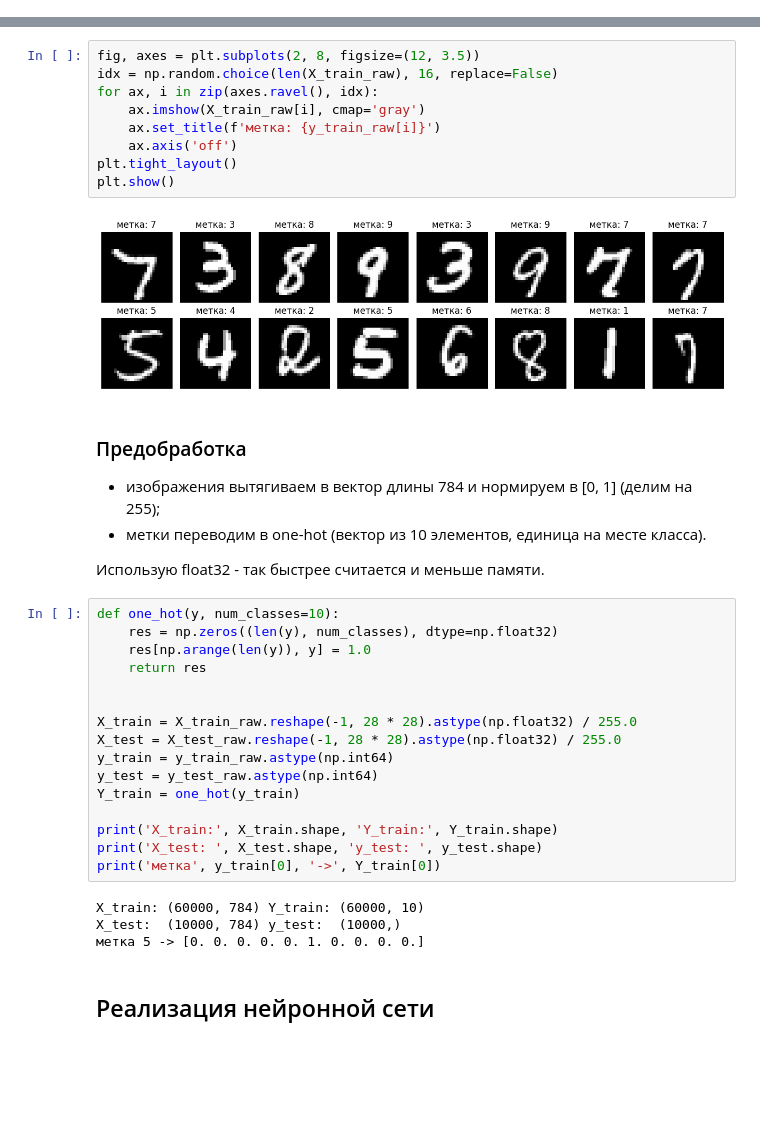
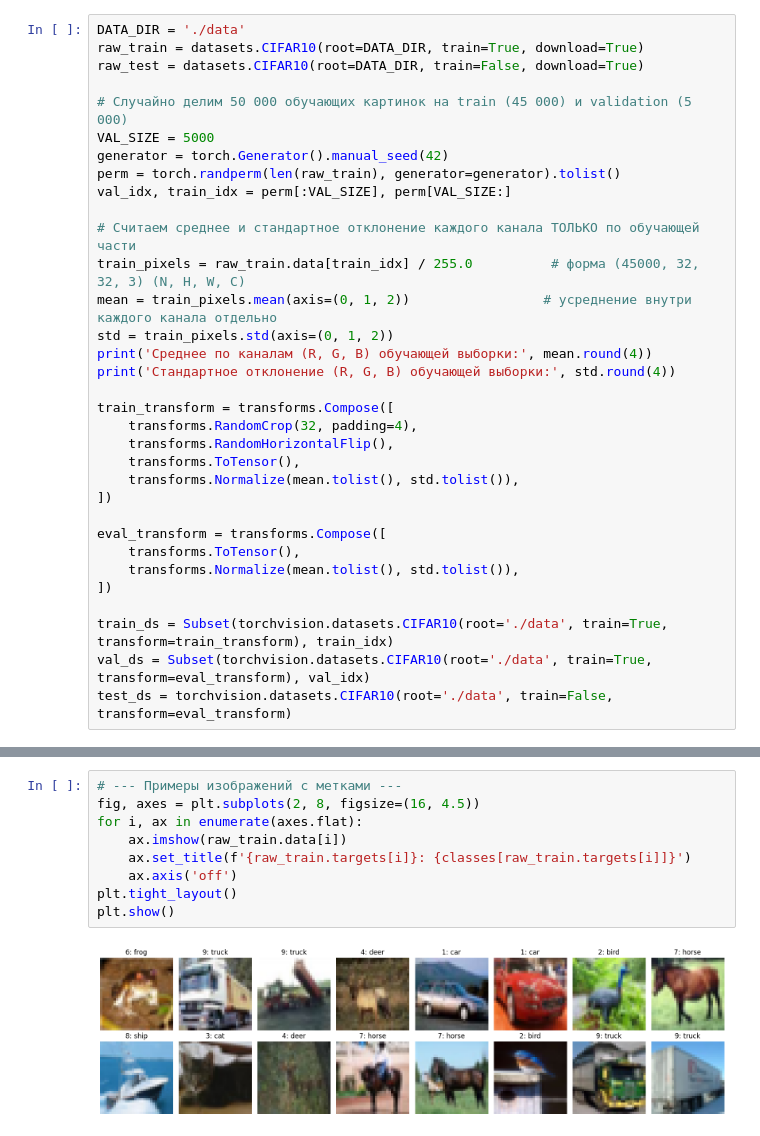
Before and after one commit to Rodimkov/deep-learning-course-practice-2026, a Jupyter notebook: laboratory_work_1/lab1_backprop.ipynb, the cells around one changed output, grey strips where cells are left out. Drawn from its saved outputs; the diff is of its cells as text; blank space fills up the shorter version.

```diff
--- a/laboratory_work_1/lab1_backprop.ipynb
+++ b/laboratory_work_1/lab1_backprop.ipynb
@@ -70,0 +30,33 @@ print('Классы:', np.unique(y_train_raw))
+# %%
+DATA_DIR = './data'
+raw_train = datasets.CIFAR10(root=DATA_DIR, train=True, download=True)
+raw_test = datasets.CIFAR10(root=DATA_DIR, train=False, download=True)
+
+# Случайно делим 50 000 обучающих картинок на train (45 000) и validation (5 000)
+VAL_SIZE = 5000
+generator = torch.Generator().manual_seed(42)
+perm = torch.randperm(len(raw_train), generator=generator).tolist()
+val_idx, train_idx = perm[:VAL_SIZE], perm[VAL_SIZE:]
+
+# Считаем среднее и стандартное отклонение каждого канала ТОЛЬКО по обучающей части
+train_pixels = raw_train.data[train_idx] / 255.0          # форма (45000, 32, 32, 3) (N, H, W, C)
+mean = train_pixels.mean(axis=(0, 1, 2))                 # усреднение внутри каждого канала отдельно
+std = train_pixels.std(axis=(0, 1, 2))
+print('Среднее по каналам (R, G, B) обучающей выборки:', mean.round(4))
+print('Стандартное отклонение (R, G, B) обучающей выборки:', std.round(4))
+
+train_transform = transforms.Compose([
+    transforms.RandomCrop(32, padding=4),
+    transforms.RandomHorizontalFlip(),
+    transforms.ToTensor(),
+    transforms.Normalize(mean.tolist(), std.tolist()),
+])
+
+eval_transform = transforms.Compose([
+    transforms.ToTensor(),
+    transforms.Normalize(mean.tolist(), std.tolist()),
+])
+
+train_ds = Subset(torchvision.datasets.CIFAR10(root='./data', train=True, transform=train_transform), train_idx)
+val_ds = Subset(torchvision.datasets.CIFAR10(root='./data', train=True, transform=eval_transform), val_idx)
+test_ds = torchvision.datasets.CIFAR10(root='./data', train=False, transform=eval_transform)
@@ -71,40 +97,11 @@ print('Классы:', np.unique(y_train_raw))
 # %%
-fig, axes = plt.subplots(2, 8, figsize=(12, 3.5))
-idx = np.random.choice(len(X_train_raw), 16, replace=False)
-for ax, i in zip(axes.ravel(), idx):
-    ax.imshow(X_train_raw[i], cmap='gray')
-    ax.set_title(f'метка: {y_train_raw[i]}')
+# --- Примеры изображений с метками ---
+fig, axes = plt.subplots(2, 8, figsize=(16, 4.5))
+for i, ax in enumerate(axes.flat):
+    ax.imshow(raw_train.data[i])
+    ax.set_title(f'{raw_train.targets[i]}: {classes[raw_train.targets[i]]}')
     ax.axis('off')
 plt.tight_layout()
 plt.show()
 # %% [output]
-[figure, old version]
+[figure, new version]
-# %% [markdown]
-### Предобработка
-
-- изображения вытягиваем в вектор длины 784 и нормируем в [0, 1] (делим на 255);
-- метки переводим в one-hot (вектор из 10 элементов, единица на месте класса).
-
-Использую float32 - так быстрее считается и меньше памяти.
-# %%
-def one_hot(y, num_classes=10):
-    res = np.zeros((len(y), num_classes), dtype=np.float32)
-    res[np.arange(len(y)), y] = 1.0
-    return res
-
-
-X_train = X_train_raw.reshape(-1, 28 * 28).astype(np.float32) / 255.0
-X_test = X_test_raw.reshape(-1, 28 * 28).astype(np.float32) / 255.0
-y_train = y_train_raw.astype(np.int64)
-y_test = y_test_raw.astype(np.int64)
-Y_train = one_hot(y_train)
-
-print('X_train:', X_train.shape, 'Y_train:', Y_train.shape)
-print('X_test: ', X_test.shape, 'y_test: ', y_test.shape)
-print('метка', y_train[0], '->', Y_train[0])
-# %% [output]
-X_train: (60000, 784) Y_train: (60000, 10)
-X_test:  (10000, 784) y_test:  (10000,)
-метка 5 -> [0. 0. 0. 0. 0. 1. 0. 0. 0. 0.]
-# %% [markdown]
-## Реализация нейронной сети
```
Also changed, not shown: parts of 29 cells of this notebook.
